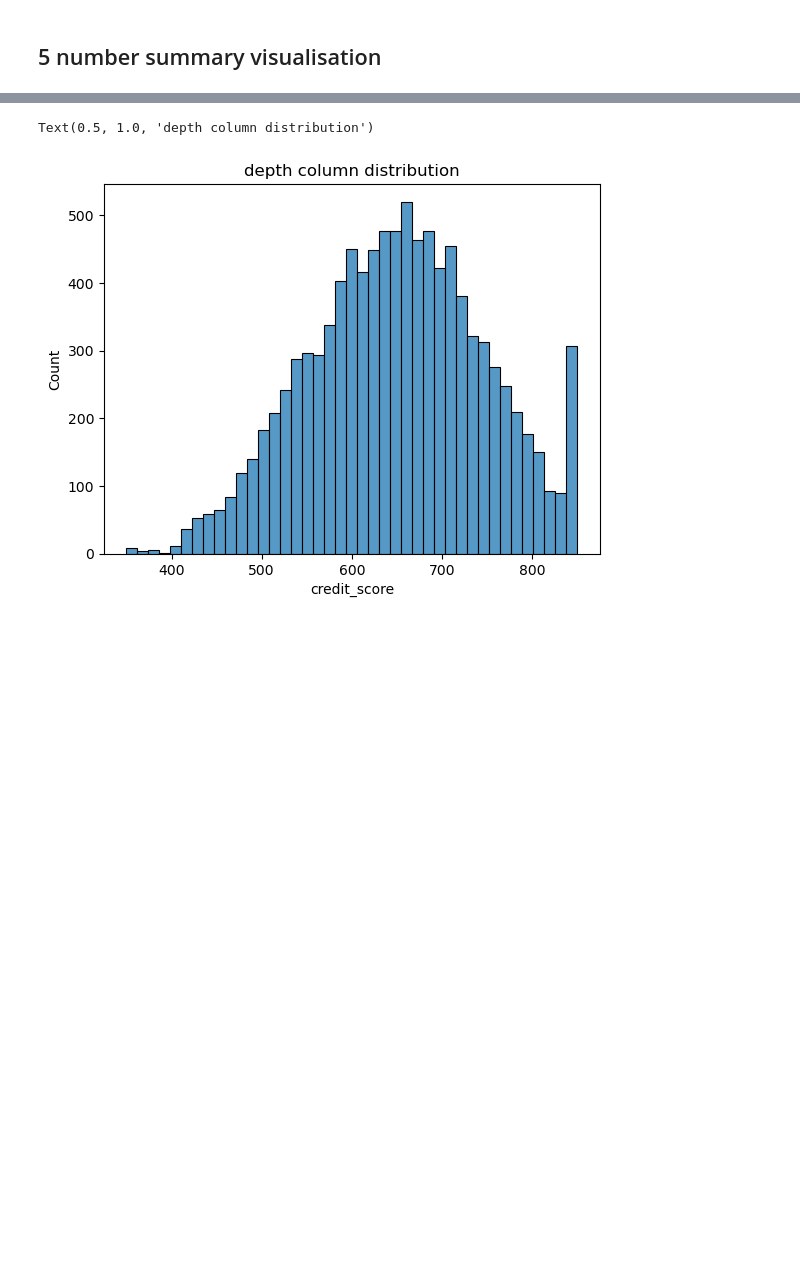
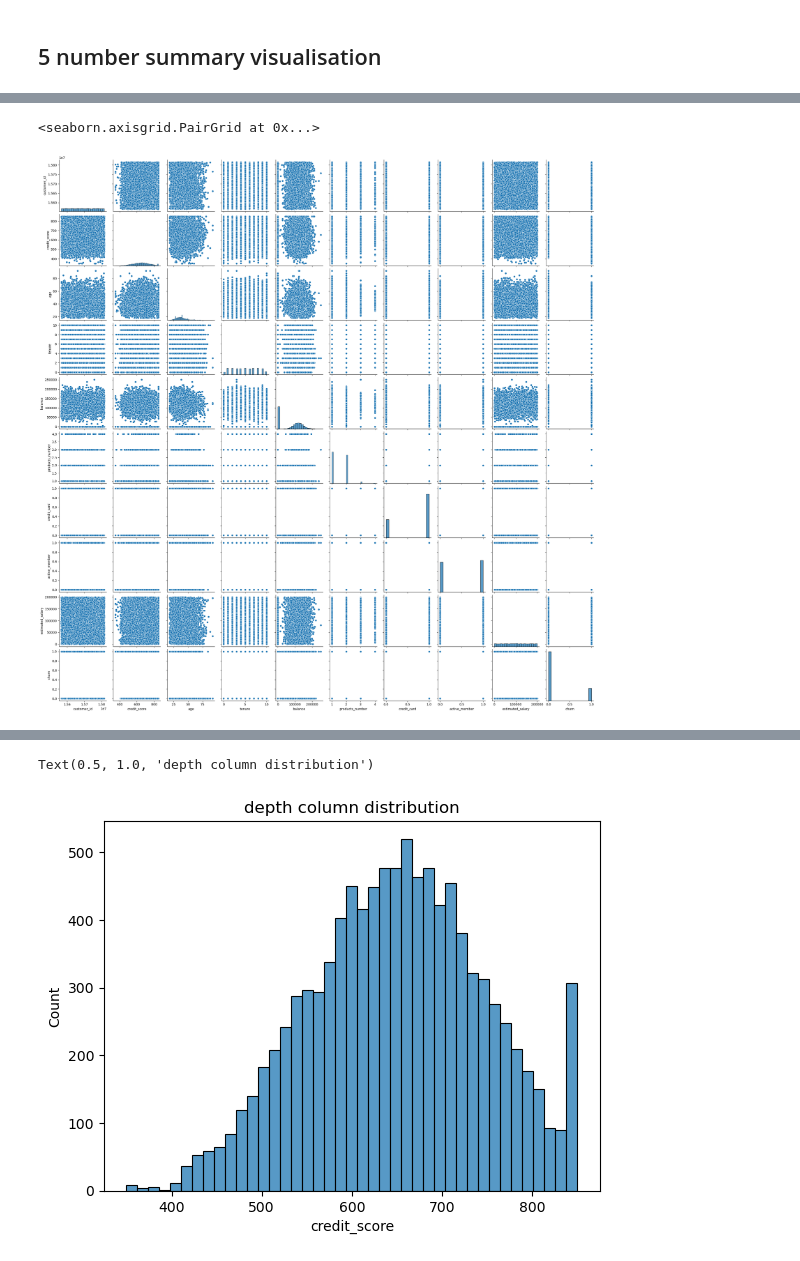
Before and after one commit to Ayomide-ola/Statistics_for_DA, a Jupyter notebook: Bank_churn_Discriptive_stat/Bank_Churn.ipynb, the cells around one changed output, grey strips where cells are left out. Drawn from its saved outputs; the diff is of its cells as text; code cells hidden in the pictures; blank space fills up the shorter version.

```diff
--- a/Bank_churn_Discriptive_stat/Bank_Churn.ipynb
+++ b/Bank_churn_Discriptive_stat/Bank_Churn.ipynb
@@ -354,0 +561,5 @@ This are the inter quartile range(IQR). They measure the spread of the data ***(
+# %%
+sns.pairplot(data=churn)
+# %% [output]
+<seaborn.axisgrid.PairGrid at 0x...>
+[figure, added]
```
Also changed, not shown: parts of 74 cells of this notebook.
